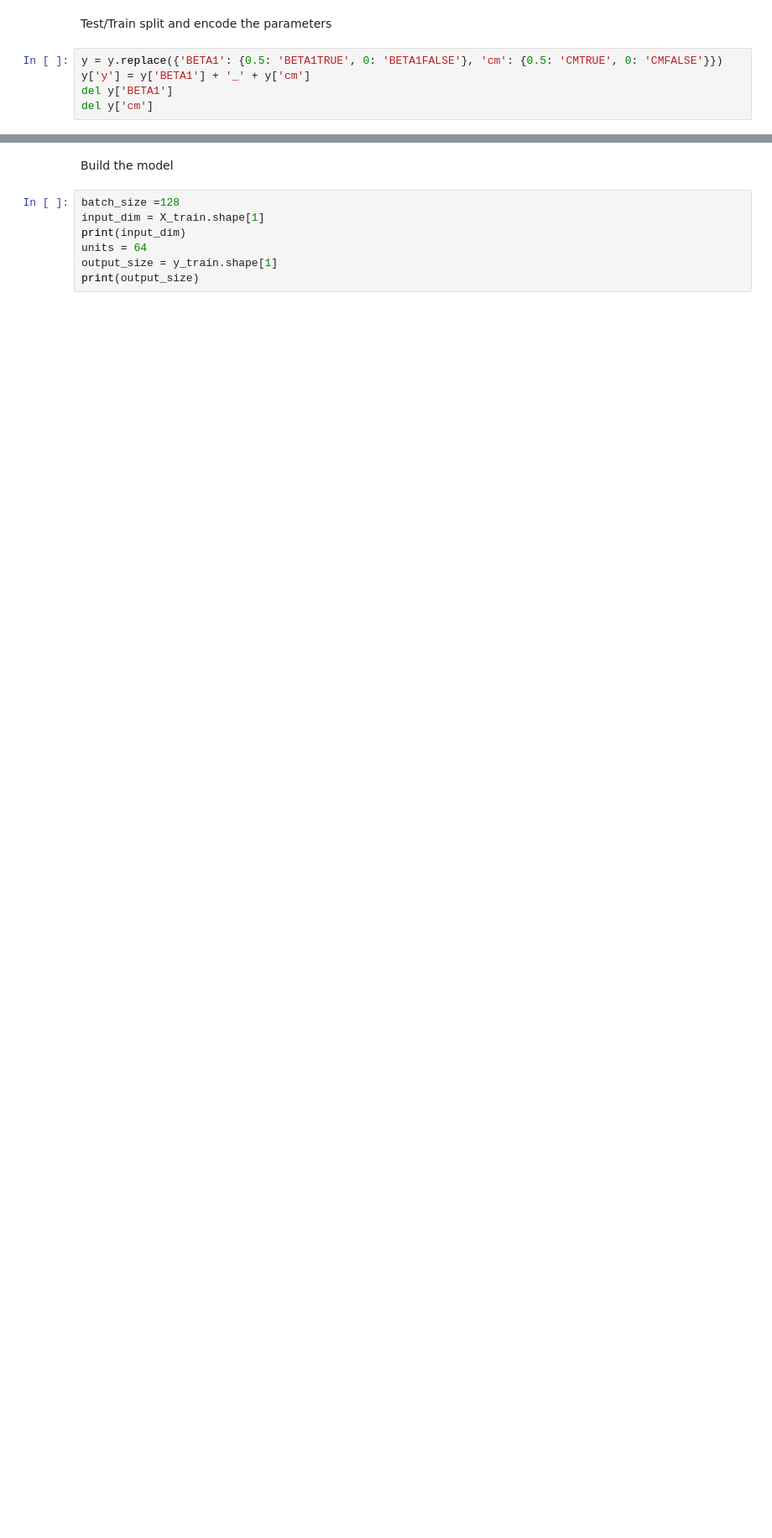
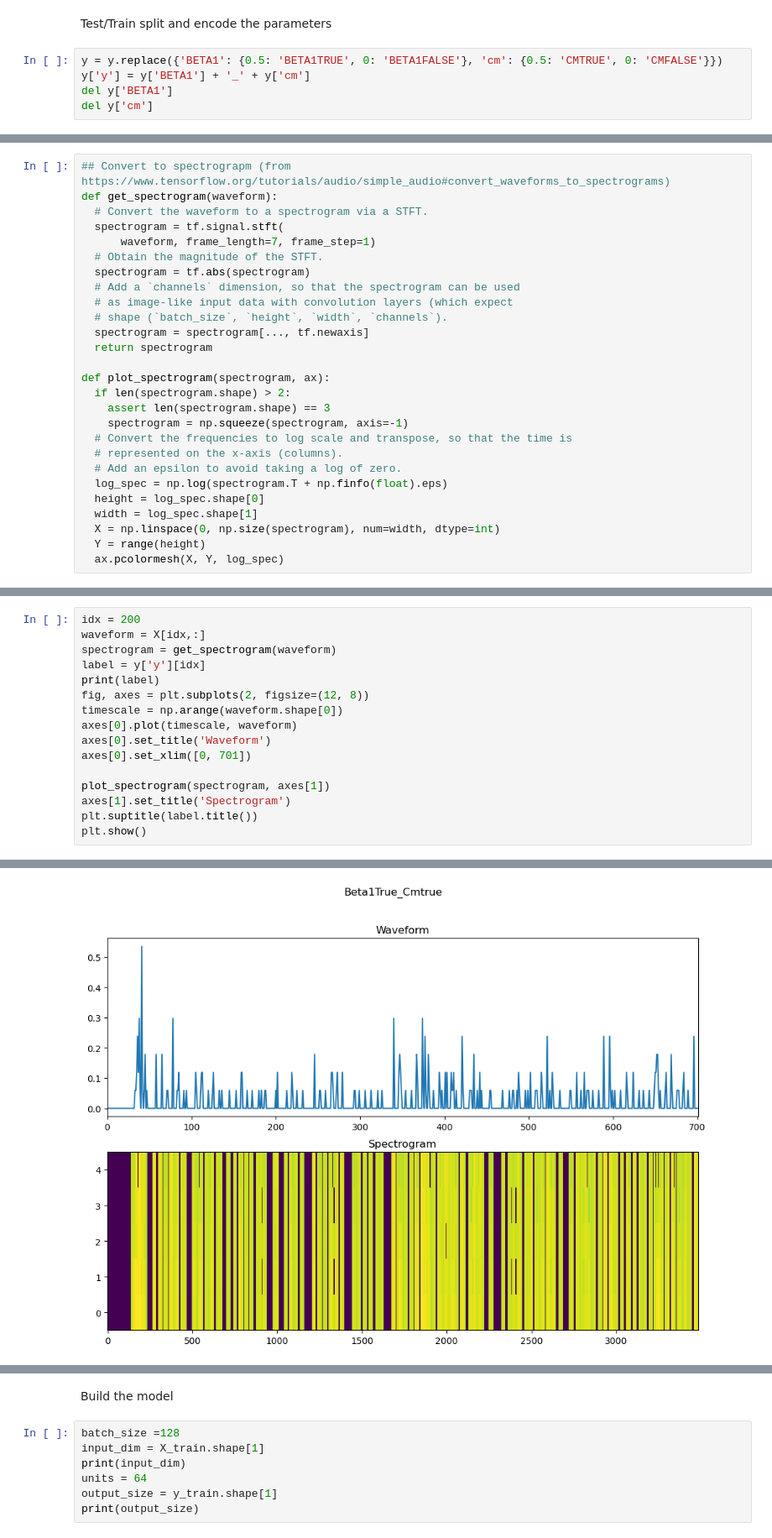
Before and after one commit to eroubenoff/BICS_ABM, a Jupyter notebook: ML Analysis.ipynb, the cells around one changed output, grey strips where cells are left out. Shown at 84% size. Drawn from its saved outputs; the diff is of its cells as text; blank space fills up the shorter version.

```diff
--- a/ML Analysis.ipynb
+++ b/ML Analysis.ipynb
@@ -86,0 +93,27 @@ del y['cm']
+# %%
+## Convert to spectrograpm (from https://www.tensorflow.org/tutorials/audio/simple_audio#convert_waveforms_to_spectrograms)
+def get_spectrogram(waveform):
+  # Convert the waveform to a spectrogram via a STFT.
+  spectrogram = tf.signal.stft(
+      waveform, frame_length=7, frame_step=1)
+  # Obtain the magnitude of the STFT.
+  spectrogram = tf.abs(spectrogram)
+  # Add a `channels` dimension, so that the spectrogram can be used
+  # as image-like input data with convolution layers (which expect
+  # shape (`batch_size`, `height`, `width`, `channels`).
+  spectrogram = spectrogram[..., tf.newaxis]
+  return spectrogram
+
+def plot_spectrogram(spectrogram, ax):
+  if len(spectrogram.shape) > 2:
+    assert len(spectrogram.shape) == 3
+    spectrogram = np.squeeze(spectrogram, axis=-1)
+  # Convert the frequencies to log scale and transpose, so that the time is
+  # represented on the x-axis (columns).
+  # Add an epsilon to avoid taking a log of zero.
+  log_spec = np.log(spectrogram.T + np.finfo(float).eps)
+  height = log_spec.shape[0]
+  width = log_spec.shape[1]
+  X = np.linspace(0, np.size(spectrogram), num=width, dtype=int)
+  Y = range(height)
+  ax.pcolormesh(X, Y, log_spec)
@@ -86,0 +144,17 @@ del y['cm']
+# %%
+idx = 200
+waveform = X[idx,:]
+spectrogram = get_spectrogram(waveform)
+label = y['y'][idx]
+print(label)
+fig, axes = plt.subplots(2, figsize=(12, 8))
+timescale = np.arange(waveform.shape[0])
+axes[0].plot(timescale, waveform)
+axes[0].set_title('Waveform')
+axes[0].set_xlim([0, 701])
+
+plot_spectrogram(spectrogram, axes[1])
+axes[1].set_title('Spectrogram')
+plt.suptitle(label.title())
+plt.show()
+# %% [output]
@@ -87 +162,2 @@ del y['cm']
+[figure, added]
 # %%
```
Also changed, not shown: parts of 15 cells of this notebook, 4 other files.
